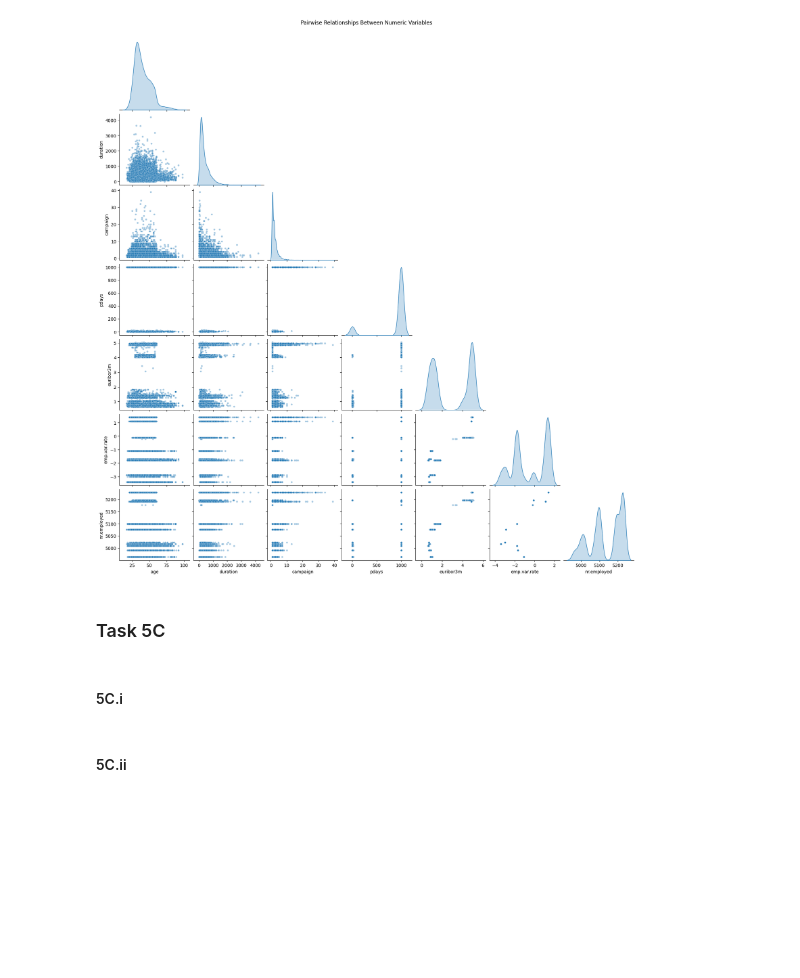
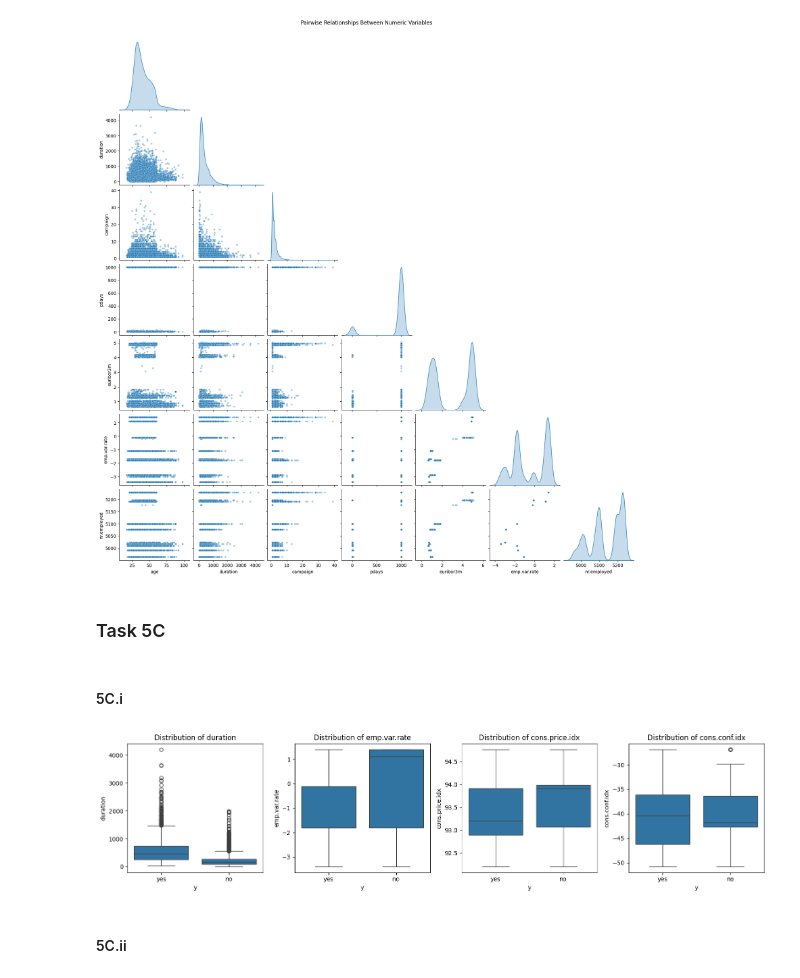
Before and after one commit to owen-simon/IS-6482-data-mining, a Jupyter notebook: Week 1/A1_Simon_Owen.ipynb, the cells around one changed output. Drawn from its saved outputs; the diff is of its cells as text; code cells hidden in the pictures; blank space fills up the shorter version.

```diff
--- a/Week 1/A1_Simon_Owen.ipynb
+++ b/Week 1/A1_Simon_Owen.ipynb
@@ -247,14 +235,17 @@ task_5c_numeric_vars = ["duration", "emp.var.rate", "cons.price.idx", "cons.conf
 # %%
 # boxplots
 fig, axes = plt.subplots(1, 4, figsize=(16, 4))
 
 for ax, var in zip(axes, task_5c_numeric_vars):
     sns.boxplot(x="y", y=var, data=df, ax=ax)
     ax.set_title(f"{var} by y", fontsize=12)
+    ax.set_title(f"Distribution of {var}", fontsize=12)
     ax.set_xlabel("y")
     ax.set_ylabel(var)
 
 plt.tight_layout()
 plt.show()
+# %% [output]
+[figure, added]
 # %% [markdown]
 #### 5C.ii
```
Also changed, not shown: parts of 8 cells of this notebook.
